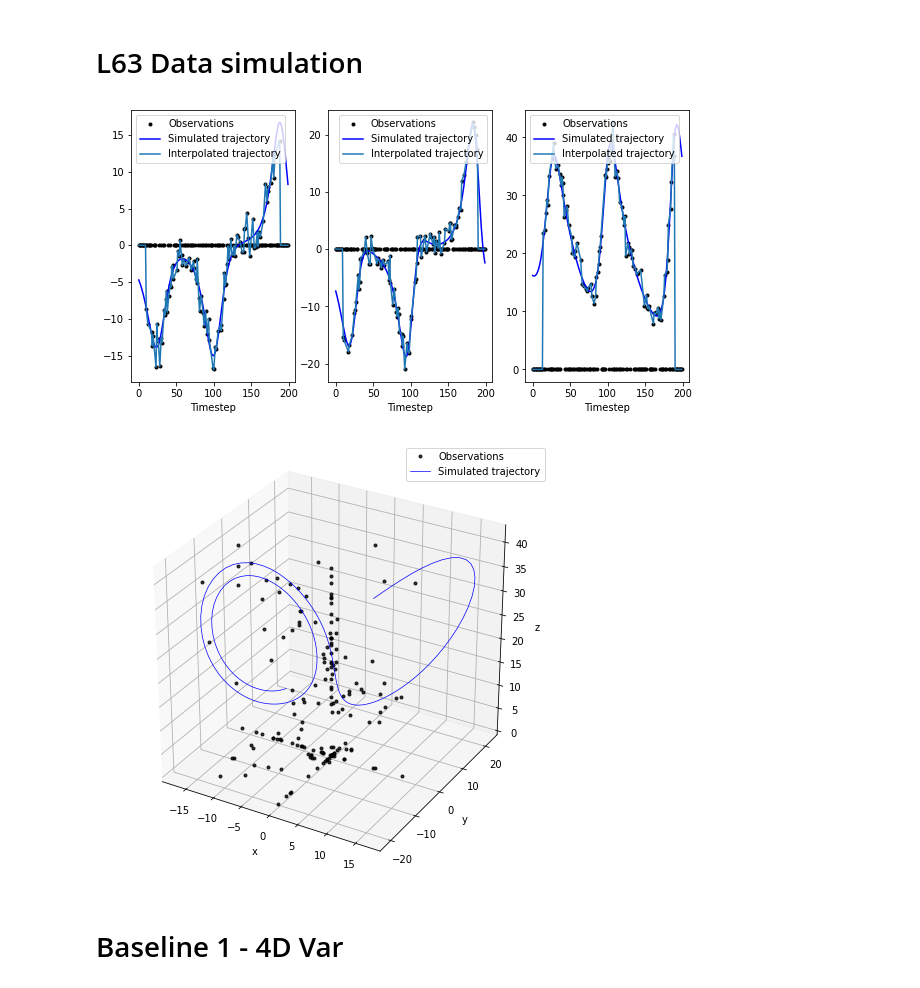
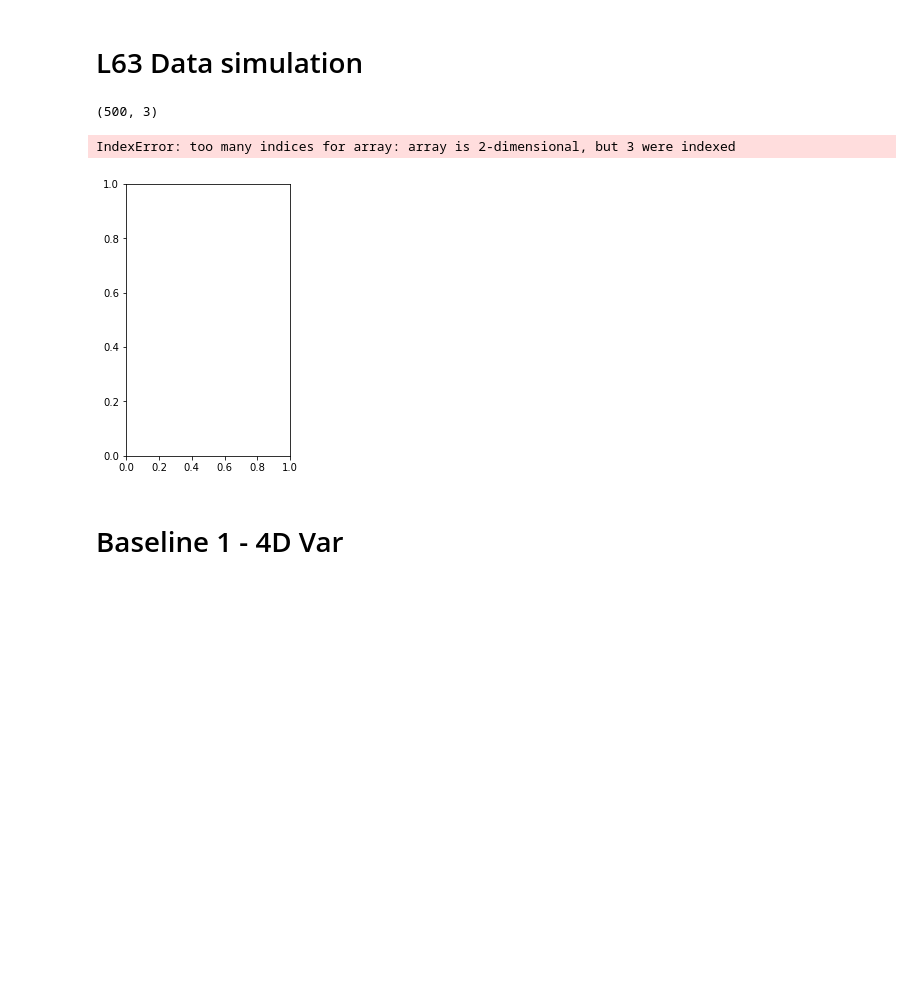
Before and after one commit to cdurand95/DataAssimilationProject, a Jupyter notebook: BaselineL63.ipynb, the cells around one changed output. Cells and saved outputs as stored; diff of their text form; code cells hidden in the pictures; blank space fills up the shorter version.

```diff
--- a/BaselineL63.ipynb
+++ b/BaselineL63.ipynb
@@ -87,11 +83,17 @@ x_val_obs  = (X_val_obs - meanV) / stdV
 x_train_Init = (X_train_Init - meanTr) / stdTr
 x_test_Init  = (X_test_Init - meanTe) / stdTe
 x_val_Init  = (X_val_Init - meanV) / stdV
-# %%
-visualisation_data(X_train,X_train_obs,X_train_Init,120)
-# %% [output]
-[figure, removed]
-[figure, removed]
+# %%
+mask, y_obs, y_noise, y_true = L63_sparse_noisy_data(sparsity = 0.5,)
+
+np.shape(y_obs)
+# %% [output]
+(500, 3)
+# %%
+visualisation_data(y_true,y_obs,y_true,120)
+# %% [output]
+IndexError: too many indices for array: array is 2-dimensional, but 3 were indexed
+[figure, added]
 # %% [markdown]
 # Baseline 1 - 4D Var
 # %%
```
Also changed, not shown: parts of 2 cells of this notebook, 3 other files.
